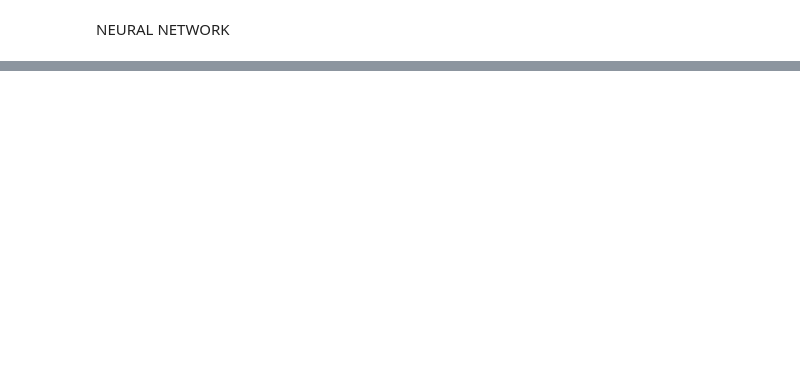
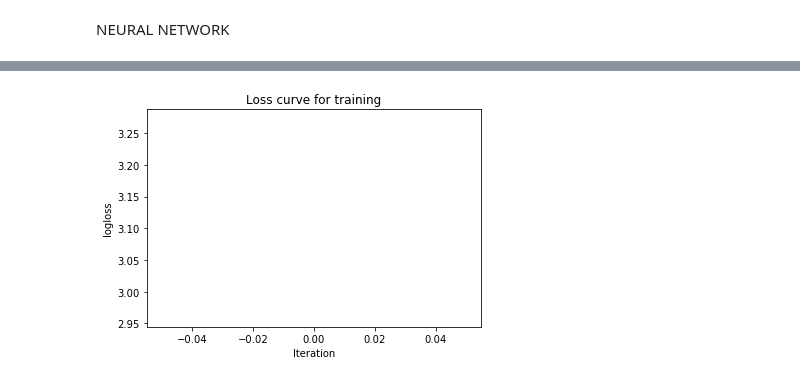
Before and after one commit to BL4CKDUDE/ML-Data-Analysis-Assignment-, a Jupyter notebook: ML Assignment/NeuralNetwork.ipynb, the cells around one changed output, grey strips where cells are left out. Saved outputs shown, nothing was run; the diff lists cells and outputs as text; code cells hidden in the pictures; blank space fills up the shorter version.

```diff
--- a/ML Assignment/NeuralNetwork.ipynb
+++ b/ML Assignment/NeuralNetwork.ipynb
@@ -98,5 +98,6 @@ for i in Y_: #loop through label data
         i = 1  #otherwise set to 1
         Y.append(i) #store updated values
 Y = np.array(Y)
+Y = Y.reshape(X.shape[0],1)
 Y
 # %% [output]
@@ -157,6 +156,12 @@ X_training,X_validation_test, Y_training_label, Y_validation_test =  train_test_
 
 X_validation, X_testing, Y_validation_label, Y_testing_label = train_test_split(X_validation_test,Y_validation_test,test_size = 0.5,random_state = 2)
 
+#standardize the dataset
+
+sc = preprocessing.StandardScaler()
+sc.fit(X_training)
+X_training = sc.transform(X_training)
+X_testing = sc.transform(X_testing)
 print("----------------------------------------------")
 print("Shape of training data: ",X_training.shape)
 print("Shape of training label: ",Y_training_label.shape)
@@ -221,4 +226,95 @@ class NeuralNet():
             nsample = len(y)
             loss = -1/nsample * (np.sum(np.multiply(np.log(y_hat),y) + np.multiply((1 - y), np.log(1 - y_hat))))
             return loss
+
+
+
+        #forward propagation
+        def forward_propagation(self):
+
+            #perfom all dot product and addition usinf weights and biases
+
+            Z1 = self.X.dot(self.params['W1']) + self.params['b1']  #weighted sum between input and first layer's weights and add bias
+            A1 = self.ReLU(Z1) # passing Z1 into activation function
+            Z2 = A1.dot(self.params['W2']) + self.params['b2'] #weighted sum between output of A1 and second layer's weights and add bias
+            yhat = self.sigmoid(Z2) #passing Z2 into activation function
+            loss = self.entropy_loss(self.y,yhat) #loss between predicted output and sigmoid resulyHat
+
+            #save all calculated parameters
+
+            self.params['Z1'] = Z1
+            self.params['Z2'] = Z2
+            self.params['A1'] = A1
+
+            return yhat,loss #return predicted value and loss that we will use in backpropagation
+
+            #backpropagtion to train our network by updating weights and biases
+
+
+        def back_prop(self,yhat):
+
+            #compute derivative
+            def dReLU(x):
+                x[x <=0 ] = 0
+                x[x > 0 ] = 1
+                return x
+
+         #dl_wrt means loss with respect to
+            dl_wrt_yhat = -(np.divide(self.y,yhat) - np.divide((1 - self.y),(1-yhat)))
+            dl_wrt_sig = yhat * (1-yhat)
+            dl_wrt_z2 = dl_wrt_yhat * dl_wrt_sig
+
+            dl_wrt_A1 = dl_wrt_z2.dot(self.params['W2'].T)
+            dl_wrt_w2 = self.params['A1'].T.dot(dl_wrt_z2)
+            dl_wrt_b2 = np.sum(dl_wrt_z2, axis=0)
+
+            dl_wrt_z1 = dl_wrt_A1 * dReLU(self.params['Z1'])
+            dl_wrt_w1 = self.X.T.dot(dl_wrt_z1)
+            dl_wrt_b1 = np.sum(dl_wrt_z1, axis=0)
+
+            #update weights and bias
+
+            self.params['W1'] = self.params['W1'] - self.learning_rate * dl_wrt_w1
+            self.params['b1'] = self.params['b1'] - self.learning_rate * dl_wrt_b1
+            self.params['W2'] = self.params['W2'] - self.learning_rate * dl_wrt_w2
+            self.params['b2'] = self.params['b2'] - self.learning_rate * dl_wrt_b2
+
+        #function for prediction
+
+        def fit(self, X, y):
+
+            self.X = X
+            self.y = y
+            self.init_weights() #initialize weights and bias
+
+
+            for i in range(self.iterations):
+                yhat, loss = self.forward_propagation()
+                self.back_prop(yhat)
+                self.loss.append(loss)
+                print("predicted values = \n",np.round(yhat))
+                self.plot_loss()
+
+
+        def predict(self, X):
+
+            Z1 = X.dot(self.params['W1']) + self.params['b1']
+            A1 = self.ReLU(Z1)
+            Z2 = A1.dot(self.params['W2']) + self.params['b2']
+            pred = self.sigmoid(Z2)
+            return np.round(pred)
+
+
+        def plot_loss(self):
+
+            plt.plot(self.loss)
+            plt.xlabel("Iteration")
+            plt.ylabel("logloss")
+            plt.title("Loss curve for training")
+            plt.show()
+
+NN = NeuralNet()
+print('Training.............................................')
+NN.fit(X_training,Y_training_label)
+print('done training........................................')
 # %% [output]
@@ -228,0 +338 @@ class NeuralNet():
+[figure, added]
```
Also changed, not shown: parts of 3 cells of this notebook.
